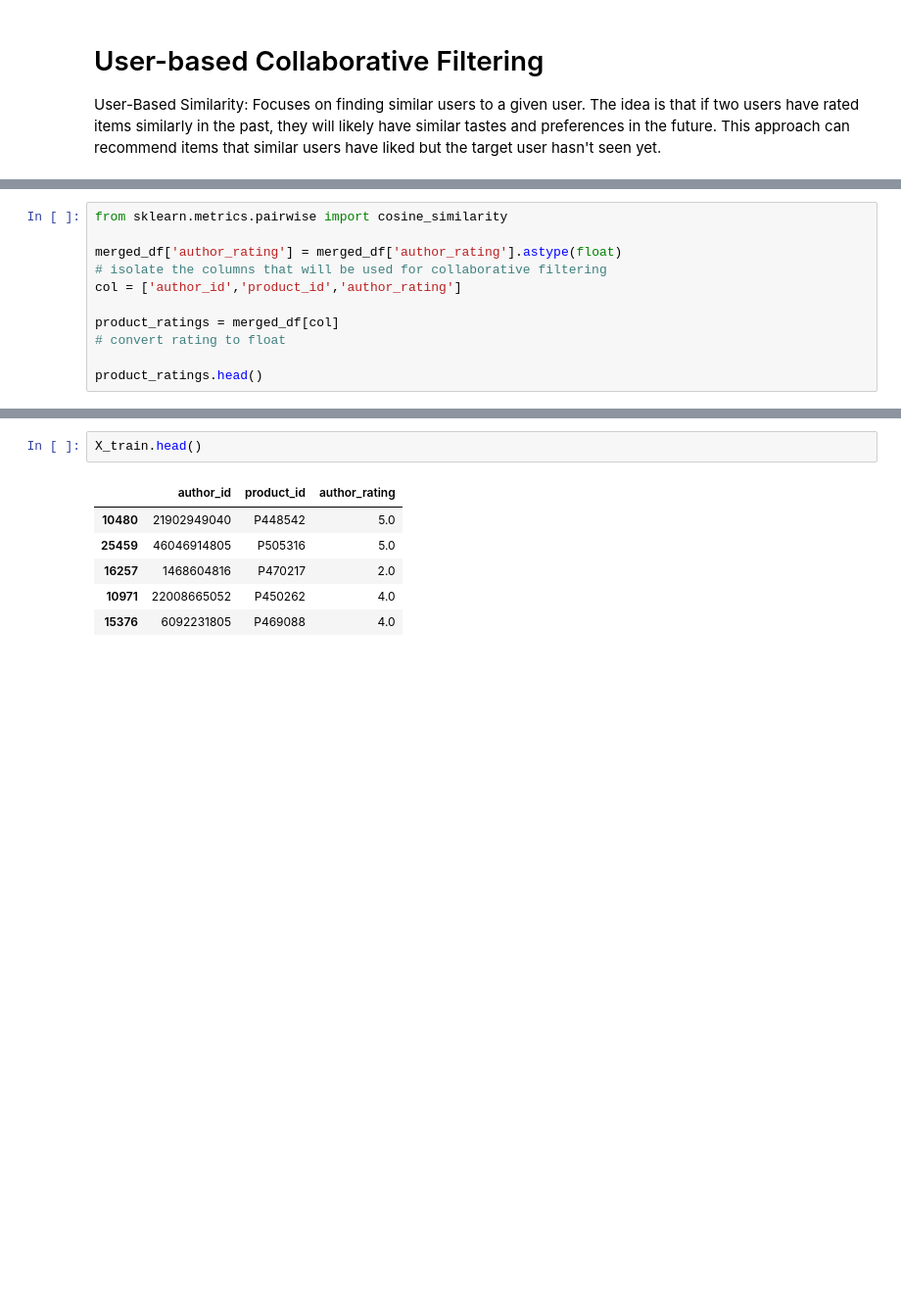
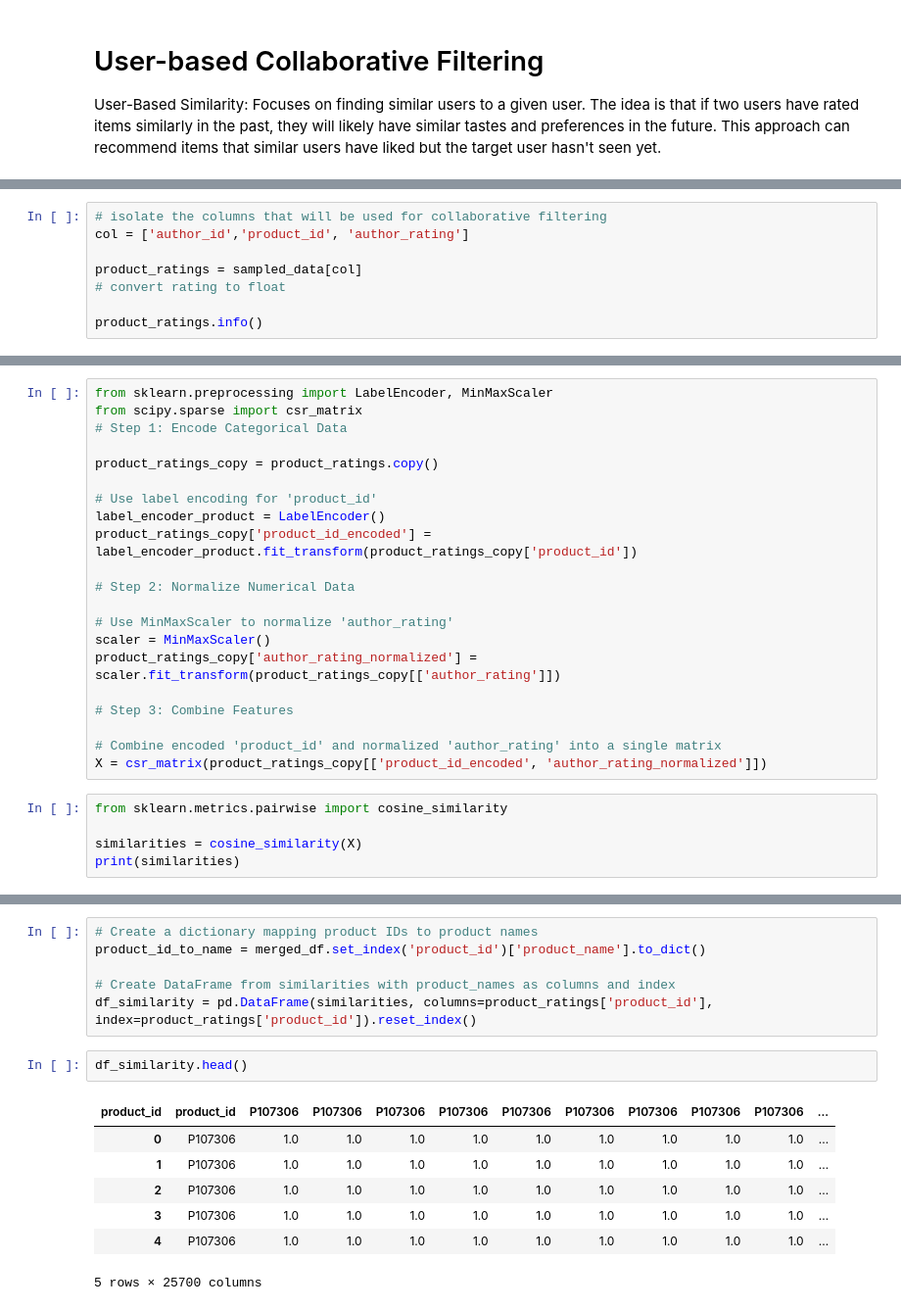
Before and after one commit to vsancnaj/Skincare-Efficacy-Predictor, a Jupyter notebook: SkincareCapstone.ipynb, the cells around one changed output, grey strips where cells are left out. Shown at 98% size. Cells and saved outputs as stored; diff of their text form; blank space fills up the shorter version.

```diff
--- a/SkincareCapstone.ipynb
+++ b/SkincareCapstone.ipynb
@@ -324,12 +510,9 @@ merged_df.shape
 # %%
-from sklearn.metrics.pairwise import cosine_similarity
+# isolate the columns that will be used for collaborative filtering
+col = ['author_id','product_id', 'author_rating']
 
-merged_df['author_rating'] = merged_df['author_rating'].astype(float)
-# isolate the columns that will be used for collaborative filtering
-col = ['author_id','product_id','author_rating']
-
-product_ratings = merged_df[col]
+product_ratings = sampled_data[col]
 # convert rating to float
 
-product_ratings.head()
+product_ratings.info()
 # %% [output]
@@ -395,0 +529,26 @@ X_test = X_test.drop_duplicates(subset=['author_id', 'product_id'])
+# %%
+from sklearn.preprocessing import LabelEncoder, MinMaxScaler
+from scipy.sparse import csr_matrix
+# Step 1: Encode Categorical Data
+
+product_ratings_copy = product_ratings.copy()
+
+# Use label encoding for 'product_id'
+label_encoder_product = LabelEncoder()
+product_ratings_copy['product_id_encoded'] = label_encoder_product.fit_transform(product_ratings_copy['product_id'])
+
+# Step 2: Normalize Numerical Data
+
+# Use MinMaxScaler to normalize 'author_rating'
+scaler = MinMaxScaler()
+product_ratings_copy['author_rating_normalized'] = scaler.fit_transform(product_ratings_copy[['author_rating']])
+
+# Step 3: Combine Features
+
+# Combine encoded 'product_id' and normalized 'author_rating' into a single matrix
+X = csr_matrix(product_ratings_copy[['product_id_encoded', 'author_rating_normalized']])
+# %%
+from sklearn.metrics.pairwise import cosine_similarity
+
+similarities = cosine_similarity(X)
+print(similarities)
@@ -396,9 +569,16 @@ X_test = X_test.drop_duplicates(subset=['author_id', 'product_id'])
+# %%
+# Create a dictionary mapping product IDs to product names
+product_id_to_name = merged_df.set_index('product_id')['product_name'].to_dict()
+
+# Create DataFrame from similarities with product_names as columns and index
+df_similarity = pd.DataFrame(similarities, columns=product_ratings['product_id'], index=product_ratings['product_id']).reset_index()
 # %%
-X_train.head()
+df_similarity.head()
 # %% [output]
-|  | author_id | product_id | author_rating |
-| 10480 | 21902949040 | P448542 | 5.0 |
-| 25459 | 46046914805 | P505316 | 5.0 |
-| 16257 | 1468604816 | P470217 | 2.0 |
-| 10971 | 22008665052 | P450262 | 4.0 |
-| 15376 | 6092231805 | P469088 | 4.0 |
+| product_id | product_id | P107306 | P107306 | P107306 | P107306 | P107306 | P107306 | P107306 | P107306 | P107306 | ... |
+| 0 | P107306 | 1.0 | 1.0 | 1.0 | 1.0 | 1.0 | 1.0 | 1.0 | 1.0 | 1.0 | ... |
+| 1 | P107306 | 1.0 | 1.0 | 1.0 | 1.0 | 1.0 | 1.0 | 1.0 | 1.0 | 1.0 | ... |
+| 2 | P107306 | 1.0 | 1.0 | 1.0 | 1.0 | 1.0 | 1.0 | 1.0 | 1.0 | 1.0 | ... |
+| 3 | P107306 | 1.0 | 1.0 | 1.0 | 1.0 | 1.0 | 1.0 | 1.0 | 1.0 | 1.0 | ... |
+| 4 | P107306 | 1.0 | 1.0 | 1.0 | 1.0 | 1.0 | 1.0 | 1.0 | 1.0 | 1.0 | ... |
+5 rows × 25700 columns
```
Also changed, not shown: parts of 57 cells of this notebook.
